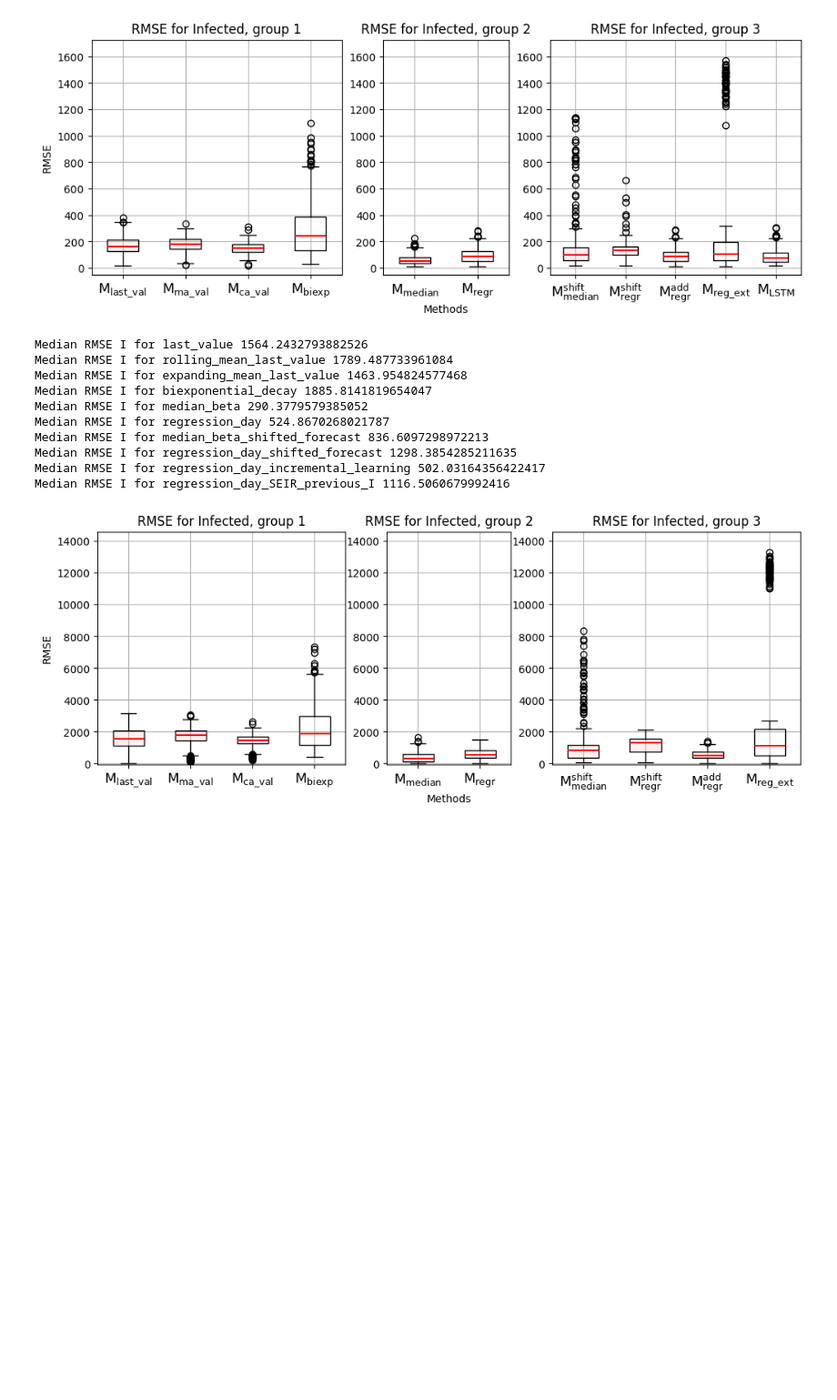
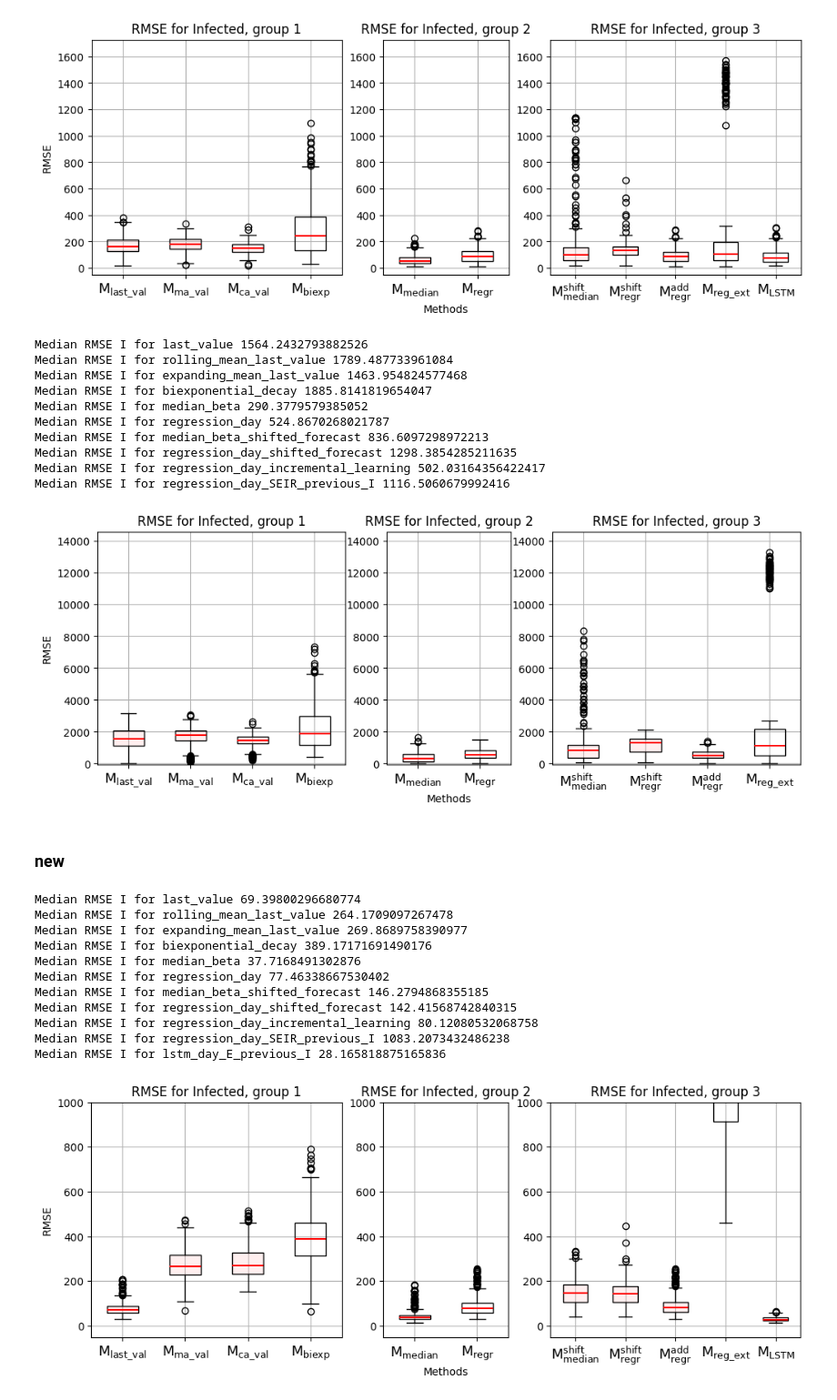
Before and after one commit to Mpkosh/network_hybrid_33, a Jupyter notebook: apply_and_see.ipynb, the cells around one changed output. Shown at 91% size. Drawn from its saved outputs; the diff is of its cells as text; code cells hidden in the pictures; blank space fills up the shorter version.

```diff
--- a/apply_and_see.ipynb
+++ b/apply_and_see.ipynb
@@ -122,5 +124,6 @@ def apply_methods(seed_dirs='initial_data/initial_data_ba_10000/',
 # %%
-def create_boxplots(seed_dirs, type_start_day='roll_var_npeople', n_seeds=301):
+def create_boxplots(seed_dirs, type_start_day='roll_var_npeople',
+                    n_seeds=301, is_filename=False):
     methods = [['$\mathregular{M_{last\_val}}$','$\mathregular{M_{ma\_val}}$',
         '$\mathregular{M_{ca\_val}}$','$\mathregular{M_{biexp}}$'],
 
@@ -145,13 +148,14 @@ def create_boxplots(seed_dirs, type_start_day='roll_var_npeople', n_seeds=301):
     fig = plt.figure(figsize=(12, 4))
     gs = gridspec.GridSpec(1, 3, width_ratios=[2,1,2.])
 
-    ntype, npop = seed_dirs[26:-1].split('_')
-    if int(npop) == 10000:
-        npop = ''
-    elif int(npop) == 100000:
-        npop = '_100k'
-    elif int(npop) == 50000:
-        npop = '_50k'
+    if not is_filename:
+        ntype, npop = seed_dirs[26:-1].split('_')
+        if int(npop) == 10000:
+            npop = ''
+        elif int(npop) == 100000:
+            npop = '_100k'
+        elif int(npop) == 50000:
+            npop = '_50k'
 
     ax_list = []
     max_list = []
@@ -160,7 +164,11 @@ def create_boxplots(seed_dirs, type_start_day='roll_var_npeople', n_seeds=301):
         rmse_df = pd.DataFrame()
         for beta_prediction_method, new_label in zip(methods[i], new_labels[i]):
             # loading data from CSV
-            df = pd.read_csv(f'results/{ntype+npop}/{type_start_day}/{new_label}_results.csv')
+            if is_filename:
+                df = pd.read_csv(f'results/new_ba_10k/{type_start_day}/{new_label}_results.csv')
+            else:
+                df = pd.read_csv(f'results/{ntype+npop}/{type_start_day}/{new_label}_results.csv')
+
             # add data to DataFrame with the column name as the method
             rmse_df[f"{beta_prediction_method}"] = df['rmse_I']
             print(f'Median RMSE I for {new_label}', df['rmse_I'].median())
@@ -194,8 +202,11 @@ def create_boxplots(seed_dirs, type_start_day='roll_var_npeople', n_seeds=301):
         ax.grid()
 
     for ax in ax_list:
-        ax.set_ylim(-50, np.max(max_list)*1.1
+        ax.set_ylim(-50, 1000#np.max(max_list[max_list != np.inf])*1.1
                    )
-
-    plt.savefig(f'results/{ntype+npop}/{switch}/rmse_I_3.pdf',
-                format='pdf', bbox_inches='tight')
+    if is_filename:
+        plt.savefig(f'results/new_ba_10k/{switch}/rmse_I_3.pdf',
+            format='pdf', bbox_inches='tight')
+    else:
+        plt.savefig(f'results/{ntype+npop}/{switch}/rmse_I_3.pdf',
+            format='pdf', bbox_inches='tight')
@@ -287,3 +309,22 @@ Median RMSE I for regression_day_shifted_forecast 1298.3854285211635
 Median RMSE I for regression_day_incremental_learning 502.03164356422417
 Median RMSE I for regression_day_SEIR_previous_I 1116.5060679992416
 [figure]
+# %% [markdown]
+### new
+# %%
+create_boxplots(seed_dirs='initial_data/ba_10000/',
+                type_start_day='roll_var_npeople', n_seeds=301,
+               is_filename=True)
+# %% [output]
+Median RMSE I for last_value 69.39800296680774
+Median RMSE I for rolling_mean_last_value 264.1709097267478
+Median RMSE I for expanding_mean_last_value 269.8689758390977
+Median RMSE I for biexponential_decay 389.17171691490176
+Median RMSE I for median_beta 37.7168491302876
+Median RMSE I for regression_day 77.46338667530402
+Median RMSE I for median_beta_shifted_forecast 146.2794868355185
+Median RMSE I for regression_day_shifted_forecast 142.41568742840315
+Median RMSE I for regression_day_incremental_learning 80.12080532068758
+Median RMSE I for regression_day_SEIR_previous_I 1083.2073432486238
+Median RMSE I for lstm_day_E_previous_I 28.165818875165836
+[figure, added]
```
Also changed, not shown: parts of 8 cells of this notebook, 28 other files.
